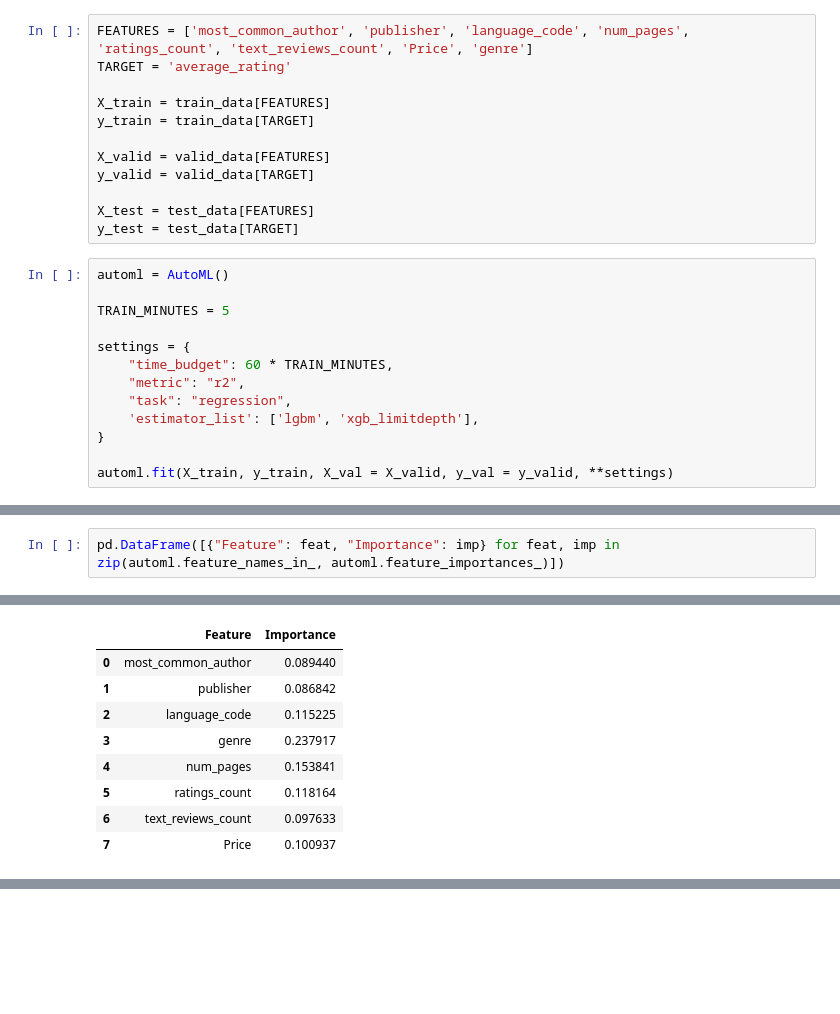
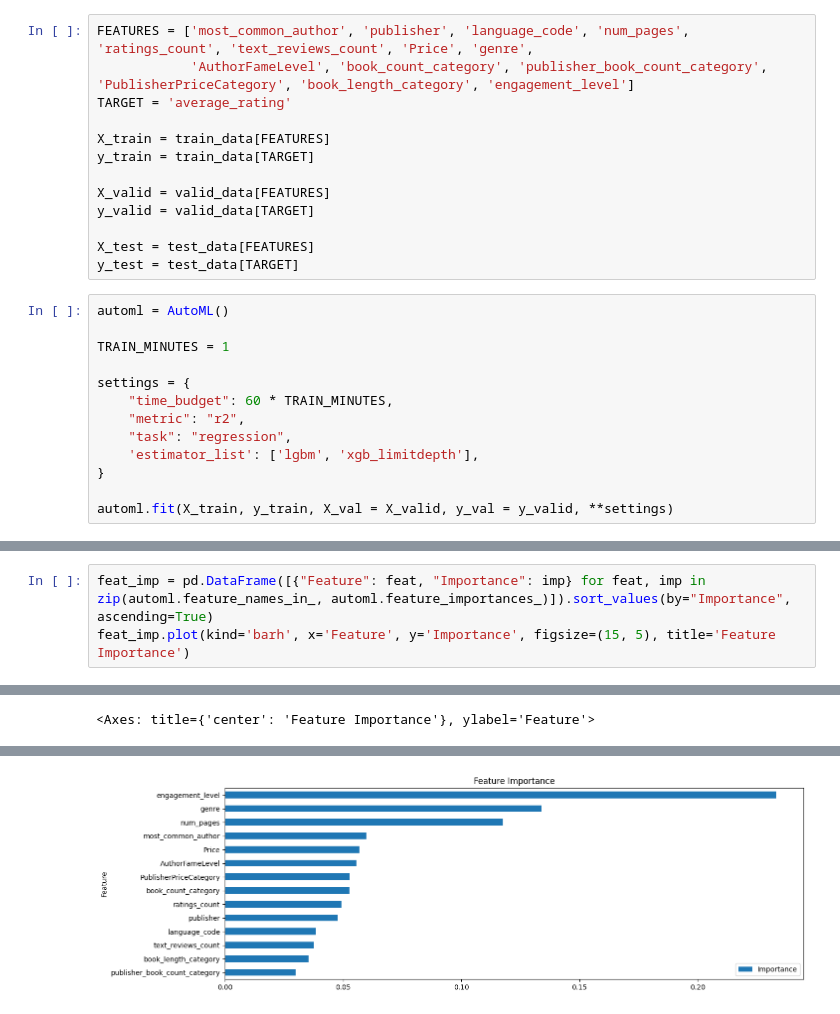
Before and after one commit to Egjfour/dsti_goodreads_rating_predictions, a Jupyter notebook: goodreads-predictor/notebooks/flaml_model_train.ipynb, the cells around one changed output, grey strips where cells are left out. Drawn from its saved outputs; the diff is of its cells as text; blank space fills up the shorter version.

```diff
--- a/goodreads-predictor/notebooks/flaml_model_train.ipynb
+++ b/goodreads-predictor/notebooks/flaml_model_train.ipynb
@@ -40,5 +51,6 @@ valid_data = catalog.load("model_valid")
 # %%
-FEATURES = ['most_common_author', 'publisher', 'language_code', 'num_pages', 'ratings_count', 'text_reviews_count', 'Price', 'genre']
+FEATURES = ['most_common_author', 'publisher', 'language_code', 'num_pages', 'ratings_count', 'text_reviews_count', 'Price', 'genre',
+            'AuthorFameLevel', 'book_count_category', 'publisher_book_count_category', 'PublisherPriceCategory', 'book_length_category', 'engagement_level']
 TARGET = 'average_rating'
 
 X_train = train_data[FEATURES]
@@ -52,7 +64,7 @@ y_test = test_data[TARGET]
 # %%
 automl = AutoML()
 
-TRAIN_MINUTES = 5
+TRAIN_MINUTES = 1
 
 settings = {
     "time_budget": 60 * TRAIN_MINUTES,
@@ -99,14 +111,7 @@ xgb_limitdepth
 }
 # %%
-pd.DataFrame([{"Feature": feat, "Importance": imp} for feat, imp in zip(automl.feature_names_in_, automl.feature_importances_)])
+feat_imp = pd.DataFrame([{"Feature": feat, "Importance": imp} for feat, imp in zip(automl.feature_names_in_, automl.feature_importances_)]).sort_values(by="Importance", ascending=True)
+feat_imp.plot(kind='barh', x='Feature', y='Importance', figsize=(15, 5), title='Feature Importance')
 # %% [output]
 [interactive output not drawn]
-|  | Feature | Importance |
-| 0 | most_common_author | 0.089440 |
-| 1 | publisher | 0.086842 |
-| 2 | language_code | 0.115225 |
-| 3 | genre | 0.237917 |
-| 4 | num_pages | 0.153841 |
-| 5 | ratings_count | 0.118164 |
-| 6 | text_reviews_count | 0.097633 |
-| 7 | Price | 0.100937 |
+<Axes: title={'center': 'Feature Importance'}, ylabel='Feature'>
@@ -113,3 +119,4 @@ pd.DataFrame([{"Feature": feat, "Importance": imp} for feat, imp in zip(automl.f
+[figure, added]
 # %%
 automl.score(X_train, y_train)
 # %% [output]
```
Also changed, not shown: parts of 10 cells of this notebook, 19 other files.
